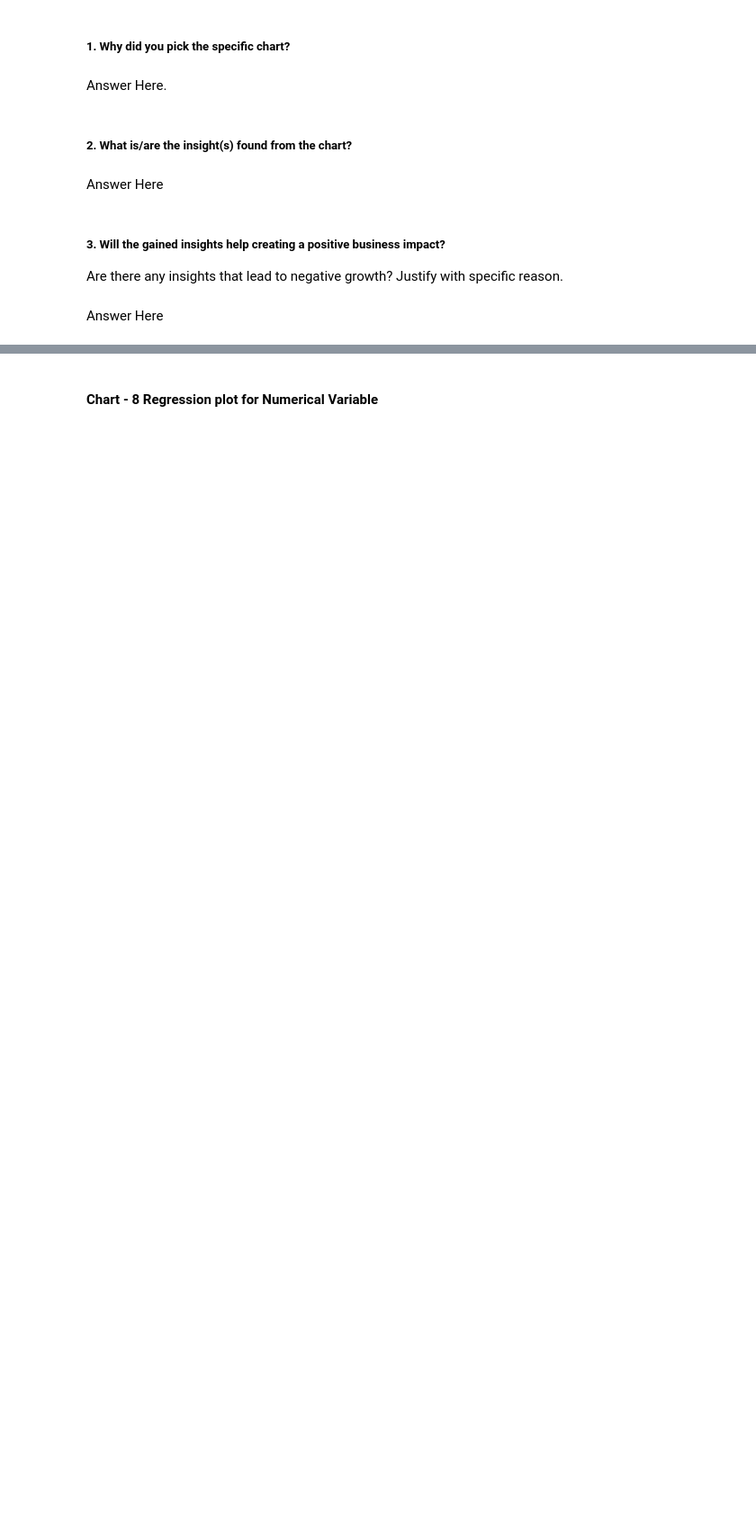
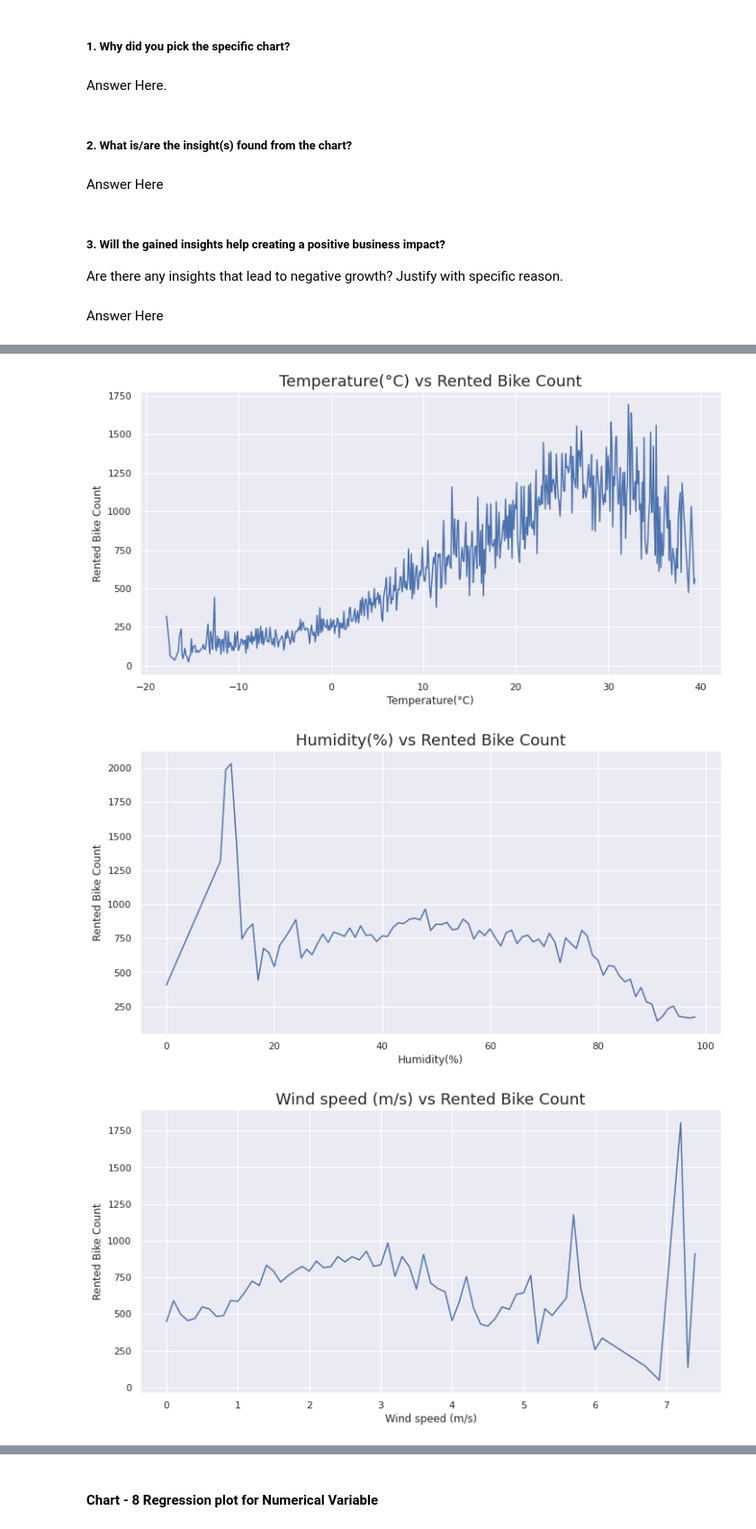
Before and after one commit to srkpriyanka95/Bike-Sharing-Demand-Prediction-, a Jupyter notebook: Bike_Sharing_Demand_Prediction.ipynb, the cells around one changed output, grey strips where cells are left out. Shown at 90% size. Drawn from its saved outputs; the diff is of its cells as text; code cells hidden in the pictures; blank space fills up the shorter version.

```diff
--- a/Bike_Sharing_Demand_Prediction.ipynb
+++ b/Bike_Sharing_Demand_Prediction.ipynb
@@ -573,0 +584,13 @@ Answer Here
+# %%
+# Chart - 11 visualization the numerical variables vs the dependent varibale
+line_data=list(BikeShare_data.describe().columns)
+line_data.remove('Rented Bike Count')
+sns.set(rc={"figure.figsize":(12,6)})
+for i in line_data:
+  sns.lineplot(data=BikeShare_data,x=i,y='Rented Bike Count',ci=None)
+  plt.title( i + ' vs Rented Bike Count',fontsize=18)
+  plt.show()
+# %% [output]
+[figure, added]
+[figure, added]
+[figure, added]
```
Also changed, not shown: parts of 100 cells of this notebook.
